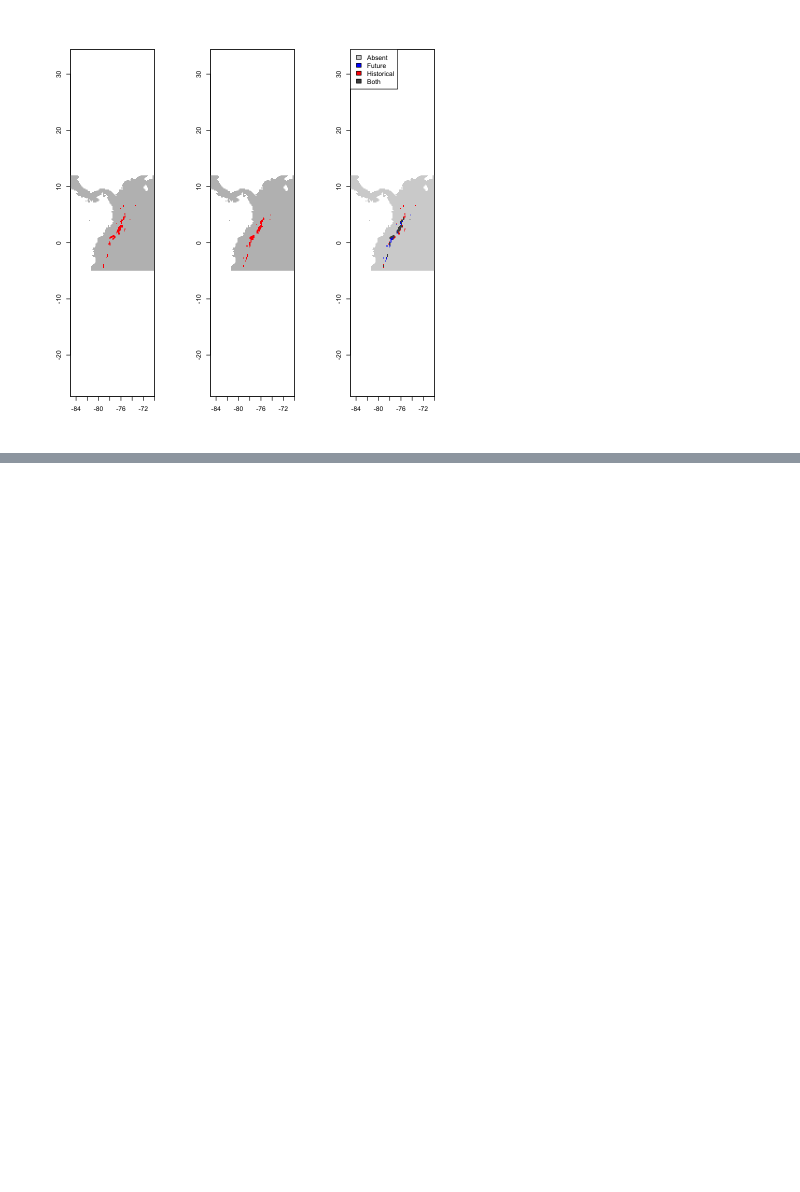
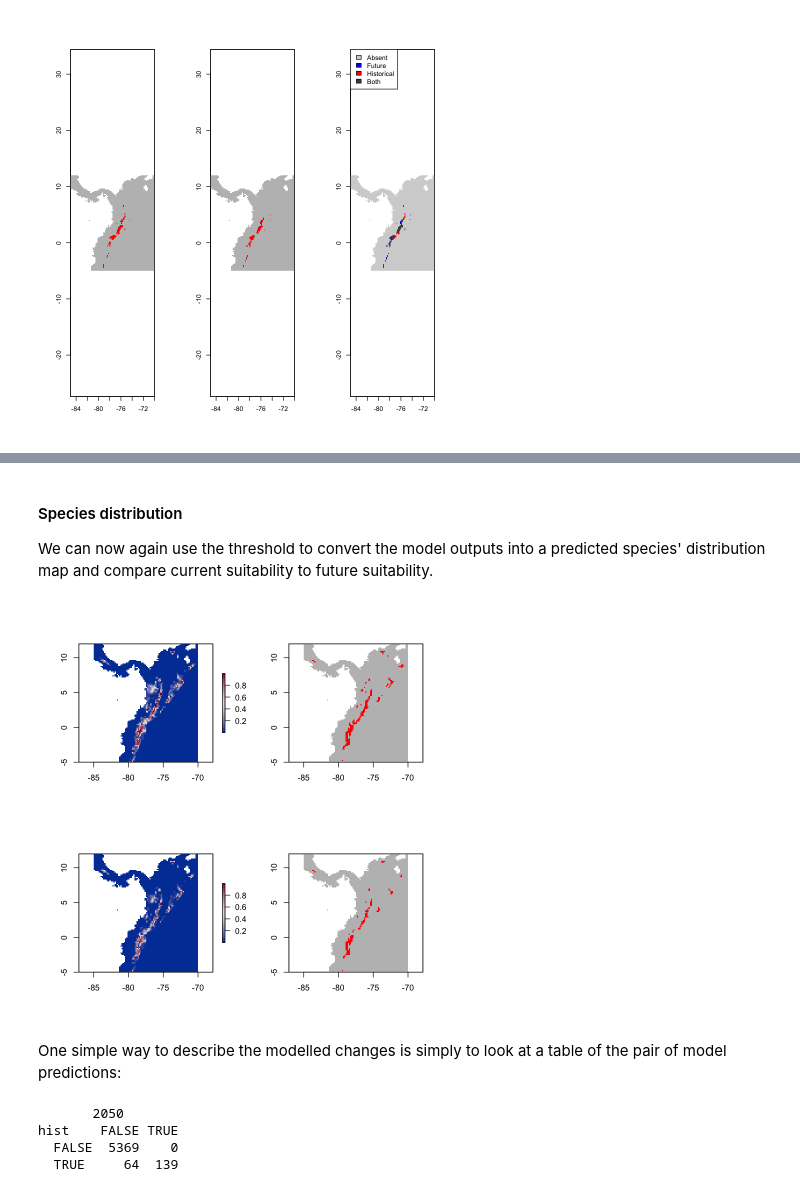
Before and after one commit to davidorme/Masters_GIS, a Jupyter notebook: _sources/practical_2/practical_2.ipynb, the cells around one changed output, grey strips where cells are left out. Cells and saved outputs as stored; diff of their text form; code cells hidden in the pictures; blank space fills up the shorter version.

```diff
--- a/_sources/practical_2/practical_2.ipynb
+++ b/_sources/practical_2/practical_2.ipynb
@@ -412,0 +521,2 @@ mod <- maxent(bioclim_hist, as(tapir_GBIF, 'Spatial'))
+# %%
+glm_pred <- predict(bioclim_hist_local, glm_model, type='response')
@@ -412,0 +556,28 @@ mod <- maxent(bioclim_hist, as(tapir_GBIF, 'Spatial'))
+# %% [markdown]
+#### Species distribution
+
+We can now again use the threshold to convert the model outputs into a predicted species' distribution map and compare current suitability to future suitability.
+# %%
+par(mfrow=c(2,2))
+# Modelled probability
+plot(glm_pred, col=hcl.colors(20, 'Blue-Red'))
+# Threshold map
+glm_map <- glm_pred >= max_kappa
+plot(glm_map, legend=FALSE, col=c('grey','red'))
+# Future predictions
+glm_pred_2050 <- predict(bioclim_2050_local, glm_model, type='response')
+plot(glm_pred_2050, col=hcl.colors(20, 'Blue-Red'))
+# Threshold map
+glm_map_2050 <- glm_pred_2050 >= max_kappa
+plot(glm_map_2050, legend=FALSE, col=c('grey','red'))
+# %% [output]
+[figure, added]
+# %% [markdown]
+One simple way to describe the modelled changes is simply to look at a table of the pair of model predictions:
+# %%
+table(values(glm_map), values(glm_map_2050), dnn=c('hist', '2050'))
+# %% [output]
+       2050
+hist    FALSE TRUE
+  FALSE  5369    0
+  TRUE     64  139
```
Also changed, not shown: parts of 36 cells of this notebook, 15 other files.
